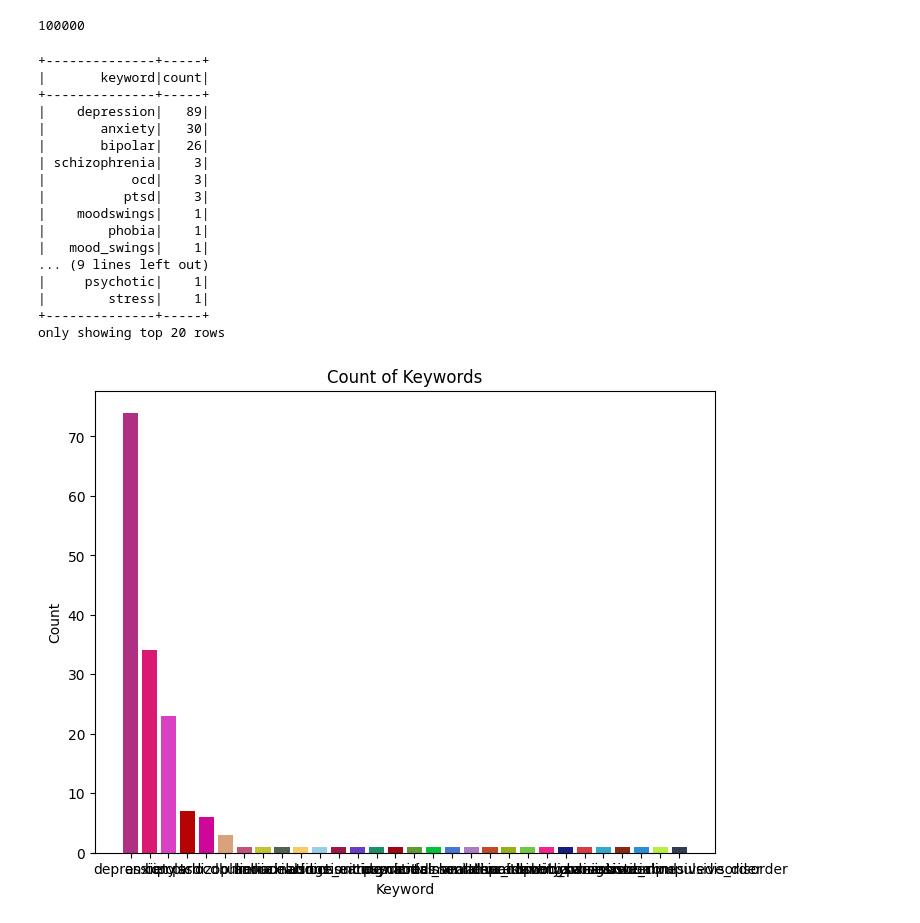
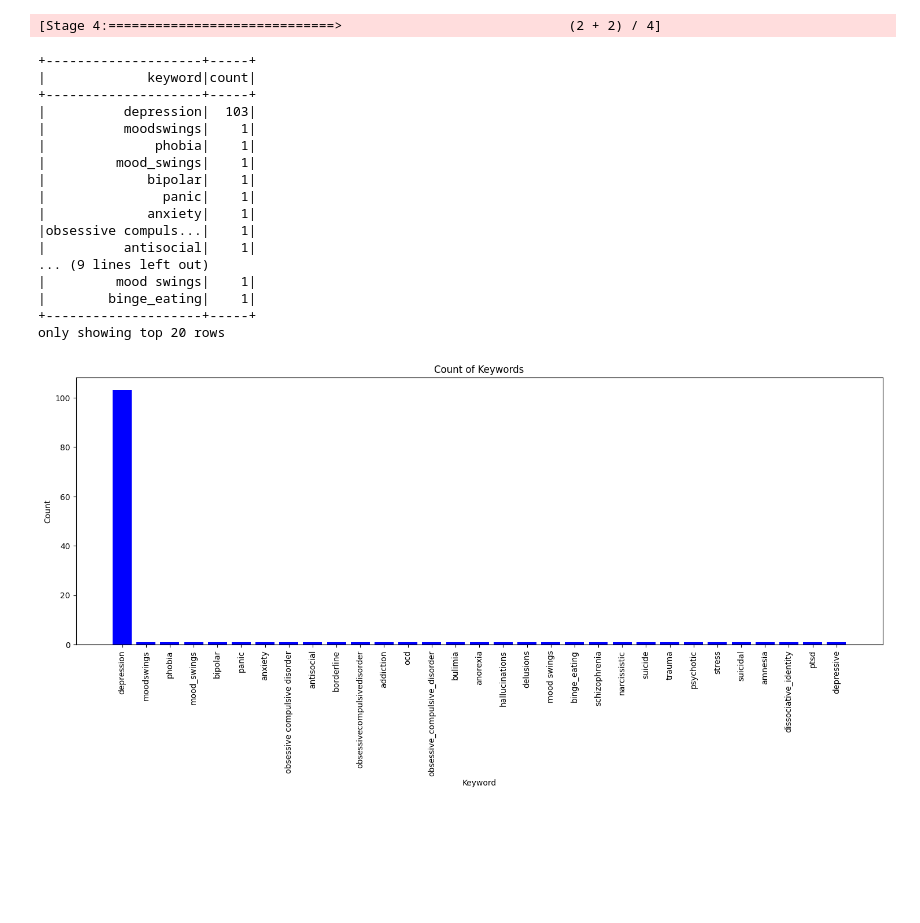
Before and after one commit to akerholmida/Data-Engineering-Project-Mental-Health, a Jupyter notebook: MentalHealth_analysis.ipynb, the cells around one changed output. Drawn from its saved outputs; the diff is of its cells as text; code cells hidden in the pictures; blank space fills up the shorter version.

```diff
--- a/MentalHealth_analysis.ipynb
+++ b/MentalHealth_analysis.ipynb
@@ -102,5 +47,5 @@ only showing top 20 rows
 # %%
 # take a subset of the data
-subset_data = data.limit(100000)
+subset_data = data.orderBy('id').limit(100000)
 subset_data.show(10)
 # %% [output]
@@ -123,22 +67,17 @@ only showing top 10 rows
-# %%
-subset_data.count()
-# %% [output]
-100000
 # %%
 from pyspark.sql.functions import col
 
 # defining keywords related to mental health, in tuple format
 general_keywords = [
     'anxiety', 'panic', 'phobia',
-    'depression', 'bipolar', 'moodswings', 'mood_swings', 'mood swings'
+    'depression', 'bipolar', 'moodswings', 'mood_swings', 'mood swings',
     'schizophrenia', 'delusions', 'hallucinations',
     'anorexia', 'bulimia','binge_eating', 'addiction',
-    'obsessivecompulsivedisorder', 'obsessive_compulsive_disorder', 'obsessive compulsive disorder'
+    'obsessivecompulsivedisorder', 'obsessive_compulsive_disorder', 'obsessive compulsive disorder',
     'OCD', 'borderline', 'antisocial',
     'narcissistic','PTSD', 'trauma', 'stress',
     'dissociative_identity', 'amnesia',
     'psychotic', 'depressive', 'suicide', 'suicidal'
-    'mentalhealth', 'mental_health', 'mental health'
 ]
 
 # mental_disorders = [
@@ -177,42 +116,39 @@ keyword_counts_data = (
 # Show the result
 keyword_counts_data.show()
 # %% [output]
-+--------------+-----+
-|       keyword|count|
-+--------------+-----+
-|    depression|   89|
-|       anxiety|   30|
-|       bipolar|   26|
-| schizophrenia|    3|
-|           ocd|    3|
-|          ptsd|    3|
-|    moodswings|    1|
-|        phobia|    1|
-|   mood_swings|    1|
-... (9 lines left out)
-|     psychotic|    1|
-|        stress|    1|
-+--------------+-----+
-only showing top 20 rows
+[Stage 4:=============================>                             (2 + 2) / 4]
++--------------------+-----+
+|             keyword|count|
++--------------------+-----+
+|          depression|  103|
+|          moodswings|    1|
+|              phobia|    1|
+|         mood_swings|    1|
+|             bipolar|    1|
+|               panic|    1|
+|             anxiety|    1|
+|obsessive compuls...|    1|
+|          antisocial|    1|
+... (9 lines left out)
+|         mood swings|    1|
+|        binge_eating|    1|
++--------------------+-----+
+only showing top 20 rows
 # %%
 import matplotlib.pyplot as plt
 
 # convert PySpark dataframe to pandas datafraame
 keyword_counts_pandas = keyword_counts_data.toPandas()
 
-total_keywords = len(keyword_counts_pandas)
-# generate random colors for each keyword
-colors_list = np.random.rand(total_keywords, 3)
-
 plt.figure(figsize=(18, 6))
-plt.bar(keyword_counts_pandas['keyword'], keyword_counts_pandas['count'], color=colors_list)
+plt.bar(keyword_counts_pandas['keyword'], keyword_counts_pandas['count'], color='blue')
 plt.xlabel('Keyword')
 plt.ylabel('Count')
 plt.title('Count of Keywords')
 plt.xticks(rotation=90)
 plt.show()
 # %% [output]
-[figure, old version]
+[figure, new version]
 # %%
 broadcasted_keywords = spark_session.sparkContext.broadcast(general_keywords)
 
```
Also changed, not shown: parts of 10 cells of this notebook.
